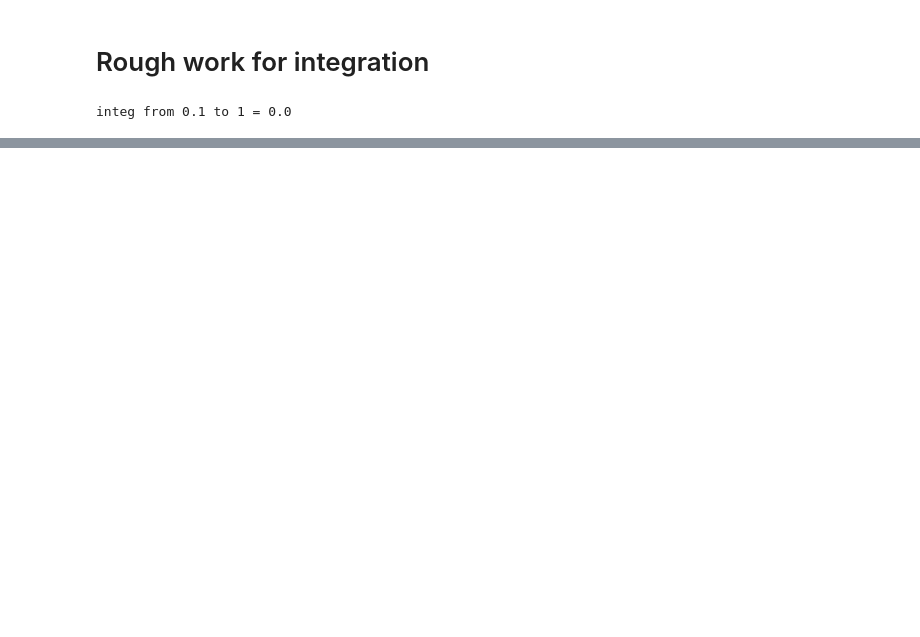
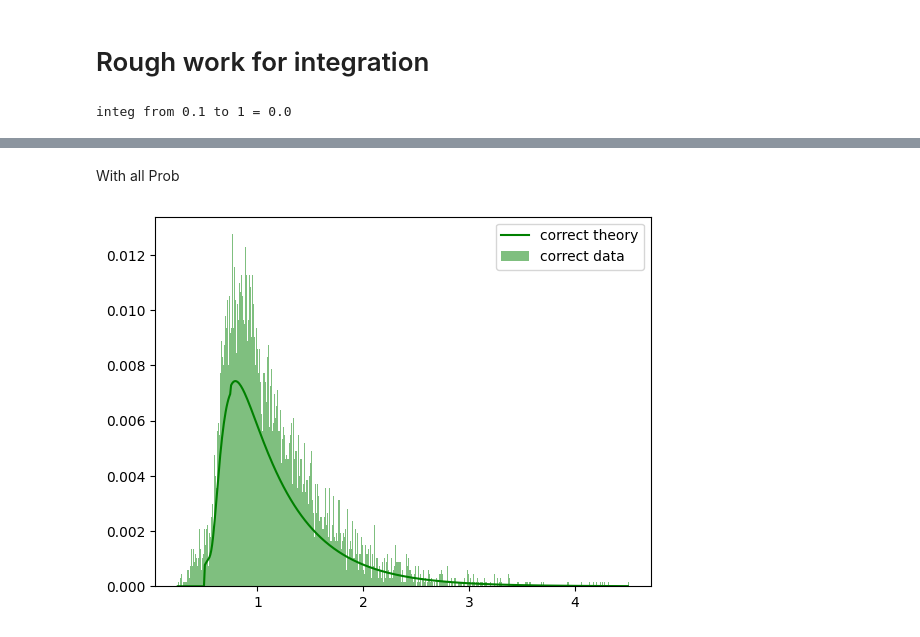
Before and after one commit to rakaar/ddm_codes, a Jupyter notebook: action_init_ddm/fitting_sim_data.ipynb, the cells around one changed output, grey strips where cells are left out. Cells and saved outputs as stored; diff of their text form; code cells hidden in the pictures; blank space fills up the shorter version.

Commit message:
all prob also fails

```diff
--- a/action_init_ddm/fitting_sim_data.ipynb
+++ b/action_init_ddm/fitting_sim_data.ipynb
@@ -178,0 +355,51 @@ integ from 0.1 to 1 = 0.0
+# %% [markdown]
+With all Prob
+# %%
+RTs_flat = RTs.flatten()
+
+# data
+correct_idx = np.where(choices == 1)[0]
+correct_RT = RTs_flat[correct_idx]
+t_pts = np.linspace(min(correct_RT), max(correct_RT), 500)
+
+# ===
+counts, bin_edges = np.histogram(correct_RT, bins=t_pts)
+bin_width = bin_edges[1] - bin_edges[0]
+counts = counts / (np.sum(counts))
+plt.bar(t_pts[:-1], counts, width=bin_width, alpha=0.5, label='correct data', color='g', align='edge')
+# ===
+
+
+# correct- upper bound
+Z  = 0; K_max = 50
+
+# P_A = rho_A_t_arr_fn(t_pts, V_A, theta_A).flatten()
+P_A = np.zeros((len(t_pts)-1))
+for i in range(len(t_pts)-1):
+    P_A[i],_ =  quad(rho_A_t_fn, t_pts[i], t_pts[i+1], args=(V_A, theta_A))
+
+C_E = cum_E_t_minus_arr_fn(t_pts, -V_E, theta_E, K_max, t_stim).flatten()
+C_E = C_E[:-1] # to get size: T - 1
+
+# P_E = rho_E_minus_t_arr_fn(t_pts, -V_E, theta_E, K_max, t_stim).flatten()
+P_E = np.zeros((len(t_pts)-1))
+for i in range((len(t_pts)-1)):
+    P_E[i],_ =  quad(rho_E_minus_t_fn, t_pts[i], t_pts[i+1], args=(-V_E, theta_E, K_max, t_stim))
+
+C_A = cum_A_t_arr_fn(t_pts, V_A, theta_A).flatten()
+C_A = C_A[:-1]
+
+P_EA_pos = np.zeros((len(t_pts)-1))
+for i in range(len(t_pts)-1):
+    P_EA_pos[i],_ =  quad(P_x_t_fn, 1, 2, args=(t_pts[i], V_E, theta_E, Z, K_max, t_stim))
+
+# S_E_t = [S_E(t, V_E, theta_E, Z, K_max) for t in t_pts]
+P_EA_pos_norm = P_EA_pos
+
+p_theory  = (P_A)*P_EA_pos_norm*(1 - C_E) + (P_E)*(1 - C_A)
+# p_theory  = (P_A)*(1 - C_E) + (P_E)*(1 - C_A)
+
+plt.plot(t_pts[:-1], p_theory, color='g', label = 'correct theory')
+plt.legend();
+# %% [output]
+[figure, added]
```
Also changed, not shown: parts of 18 cells of this notebook, 1 other file.
